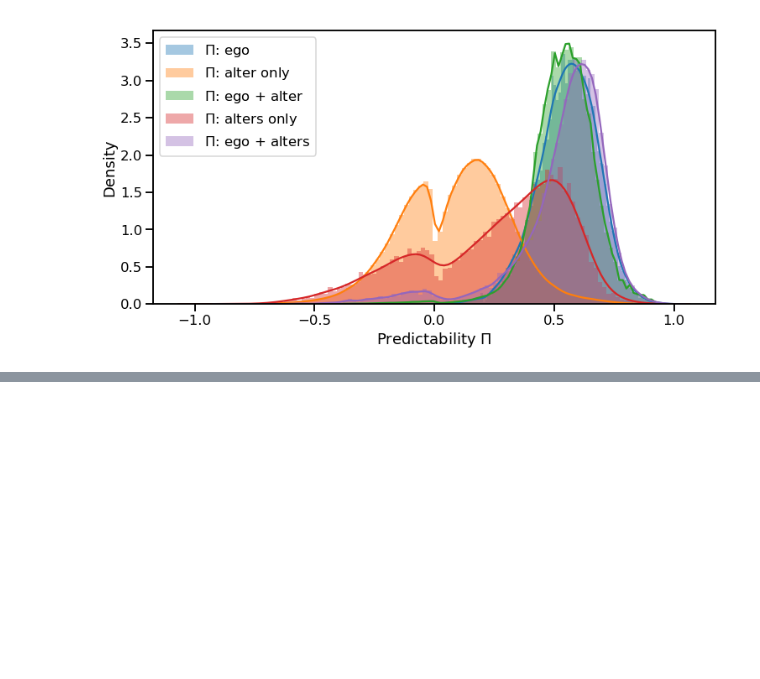
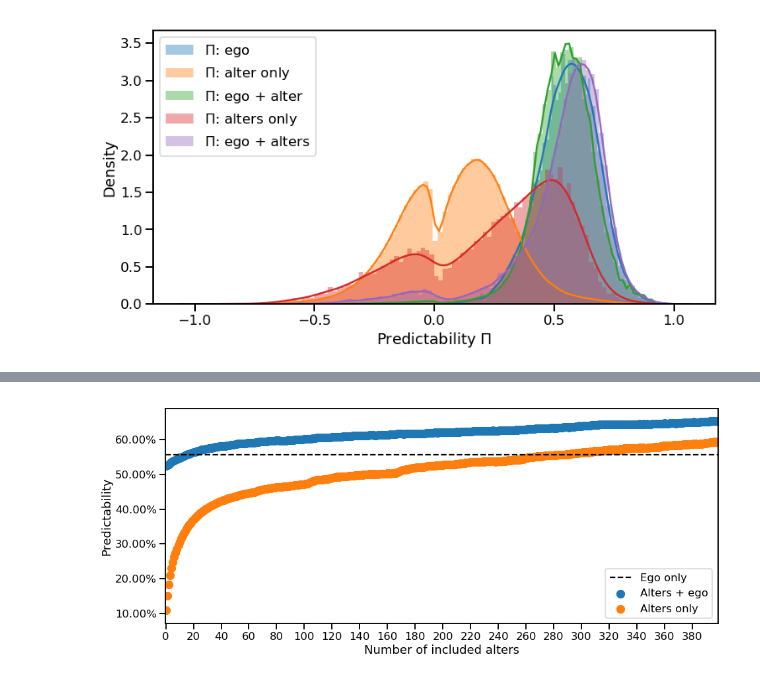
Before and after one commit to Magica-Chen/social-predictability, a Jupyter notebook: Fig-MS-Social-Information-AF.ipynb, the cells around one changed output, grey strips where cells are left out. Cells and saved outputs as stored; diff of their text form; code cells hidden in the pictures; blank space fills up the shorter version.

```diff
--- a/Fig-MS-Social-Information-AF.ipynb
+++ b/Fig-MS-Social-Information-AF.ipynb
@@ -56,0 +63,4 @@ LetMS.hist_pred()
+# %%
+we_meet.num_point_plot('predictability', threshold=400)
+# %% [output]
+[figure, added]
```
Also changed, not shown: parts of 3 cells of this notebook, 2 other files.
